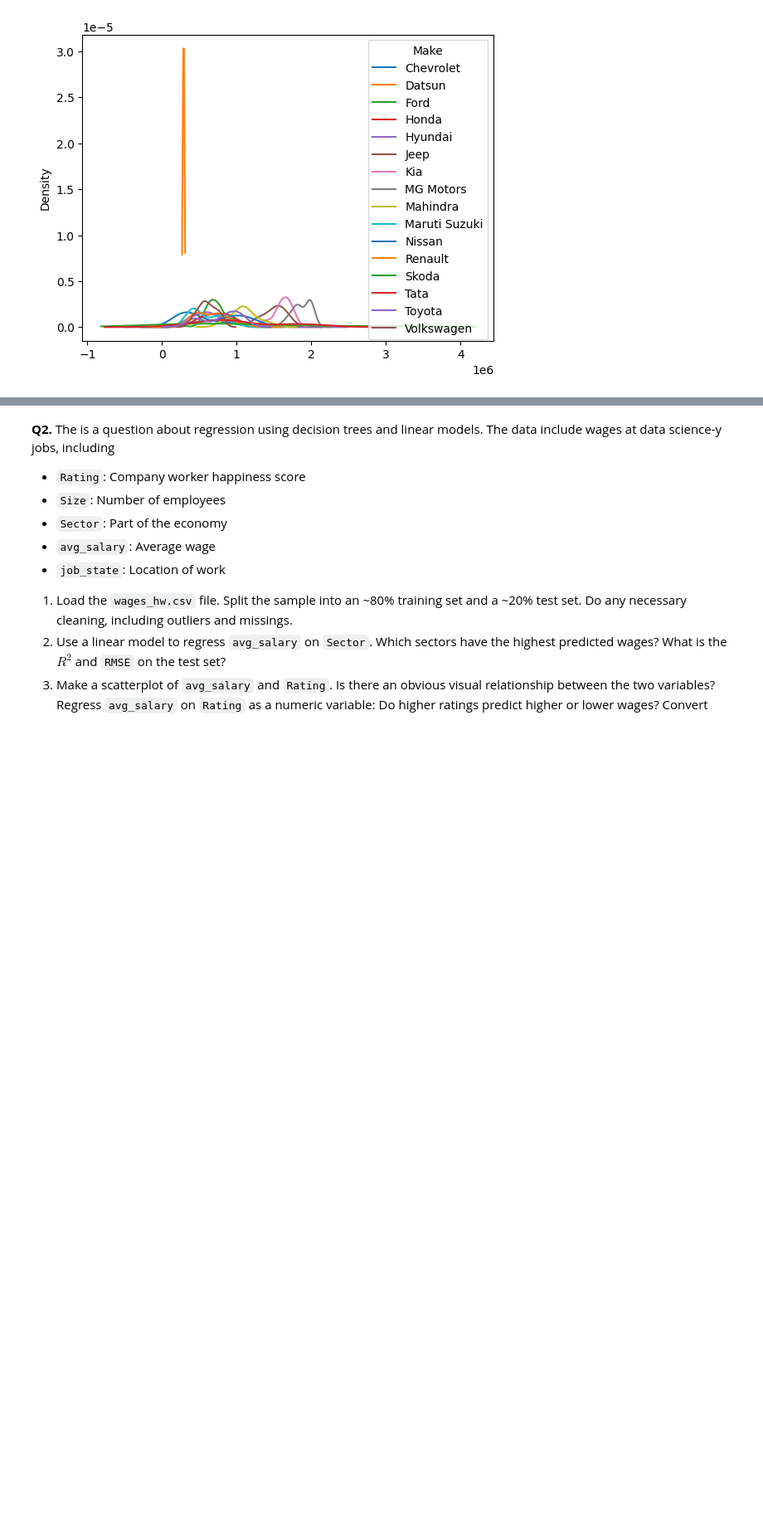
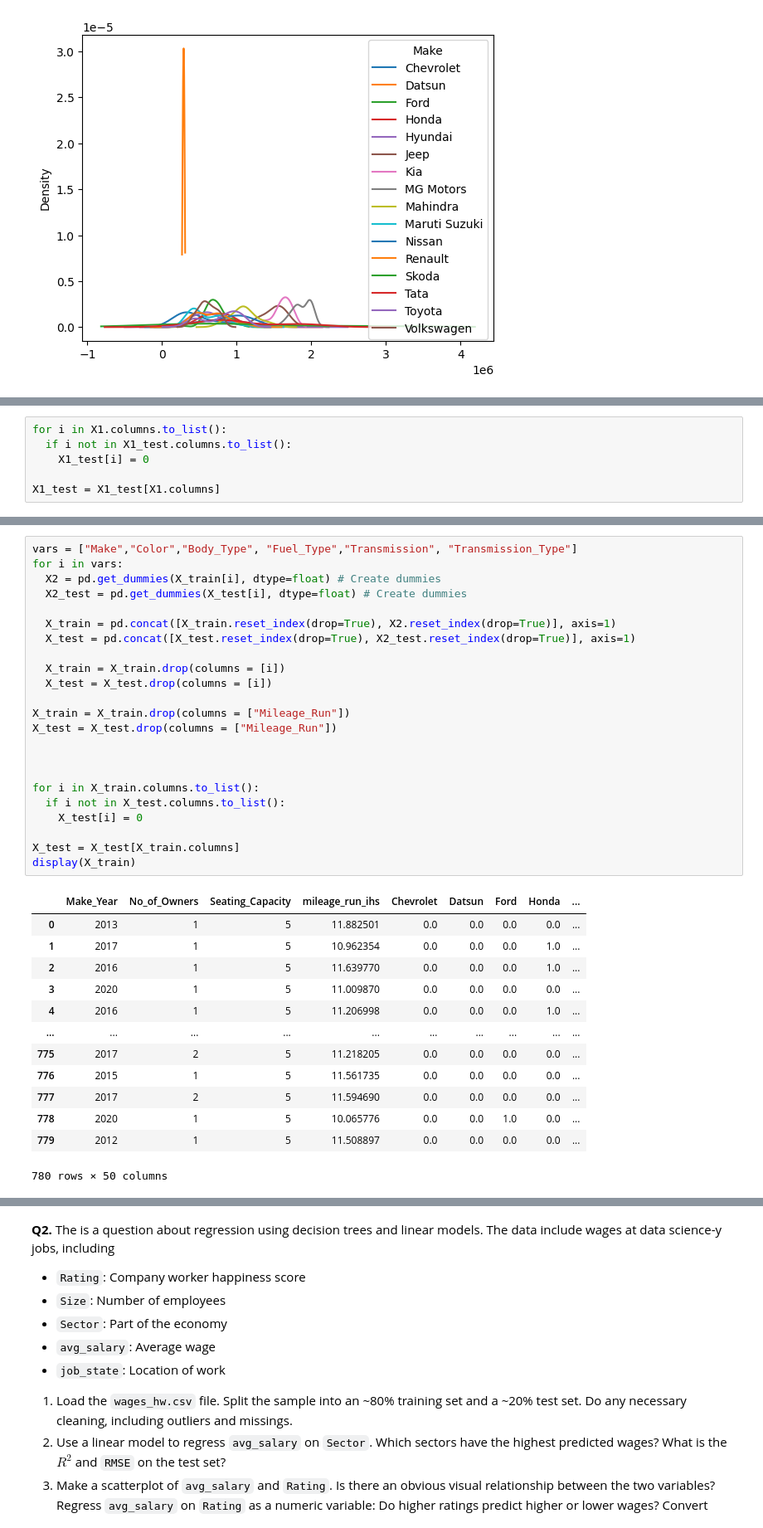
Before and after one commit to BAltenburger/assignment4, a Jupyter notebook: assignment4.ipynb, the cells around one changed output, grey strips where cells are left out. Shown: that part at 83% size. Cells and saved outputs as stored; diff of their text form; blank space fills up the shorter version.

```diff
--- a/assignment4.ipynb
+++ b/assignment4.ipynb
@@ -134,0 +192,6 @@ print(filtered_df)
+# %%
+for i in X1.columns.to_list():
+  if i not in X1_test.columns.to_list():
+    X1_test[i] = 0
+
+X1_test = X1_test[X1.columns]
@@ -134,0 +226,37 @@ print(filtered_df)
+# %%
+vars = ["Make","Color","Body_Type", "Fuel_Type","Transmission",	"Transmission_Type"]
+for i in vars:
+  X2 = pd.get_dummies(X_train[i], dtype=float) # Create dummies
+  X2_test = pd.get_dummies(X_test[i], dtype=float) # Create dummies
+
+  X_train = pd.concat([X_train.reset_index(drop=True), X2.reset_index(drop=True)], axis=1)
+  X_test = pd.concat([X_test.reset_index(drop=True), X2_test.reset_index(drop=True)], axis=1)
+
+  X_train = X_train.drop(columns = [i])
+  X_test = X_test.drop(columns = [i])
+
+X_train = X_train.drop(columns = ["Mileage_Run"])
+X_test = X_test.drop(columns = ["Mileage_Run"])
+
+
+
+for i in X_train.columns.to_list():
+  if i not in X_test.columns.to_list():
+    X_test[i] = 0
+
+X_test = X_test[X_train.columns]
+display(X_train)
+# %% [output]
+|  | Make_Year | No_of_Owners | Seating_Capacity | mileage_run_ihs | Chevrolet | Datsun | Ford | Honda | ... |
+| 0 | 2013 | 1 | 5 | 11.882501 | 0.0 | 0.0 | 0.0 | 0.0 | ... |
+| 1 | 2017 | 1 | 5 | 10.962354 | 0.0 | 0.0 | 0.0 | 1.0 | ... |
+| 2 | 2016 | 1 | 5 | 11.639770 | 0.0 | 0.0 | 0.0 | 1.0 | ... |
+| 3 | 2020 | 1 | 5 | 11.009870 | 0.0 | 0.0 | 0.0 | 0.0 | ... |
+| 4 | 2016 | 1 | 5 | 11.206998 | 0.0 | 0.0 | 0.0 | 1.0 | ... |
+| ... | ... | ... | ... | ... | ... | ... | ... | ... | ... |
+| 775 | 2017 | 2 | 5 | 11.218205 | 0.0 | 0.0 | 0.0 | 0.0 | ... |
+| 776 | 2015 | 1 | 5 | 11.561735 | 0.0 | 0.0 | 0.0 | 0.0 | ... |
+| 777 | 2017 | 2 | 5 | 11.594690 | 0.0 | 0.0 | 0.0 | 0.0 | ... |
+| 778 | 2020 | 1 | 5 | 10.065776 | 0.0 | 0.0 | 1.0 | 0.0 | ... |
+| 779 | 2012 | 1 | 5 | 11.508897 | 0.0 | 0.0 | 0.0 | 0.0 | ... |
+780 rows × 50 columns
```
Also changed, not shown: parts of 24 cells of this notebook.
